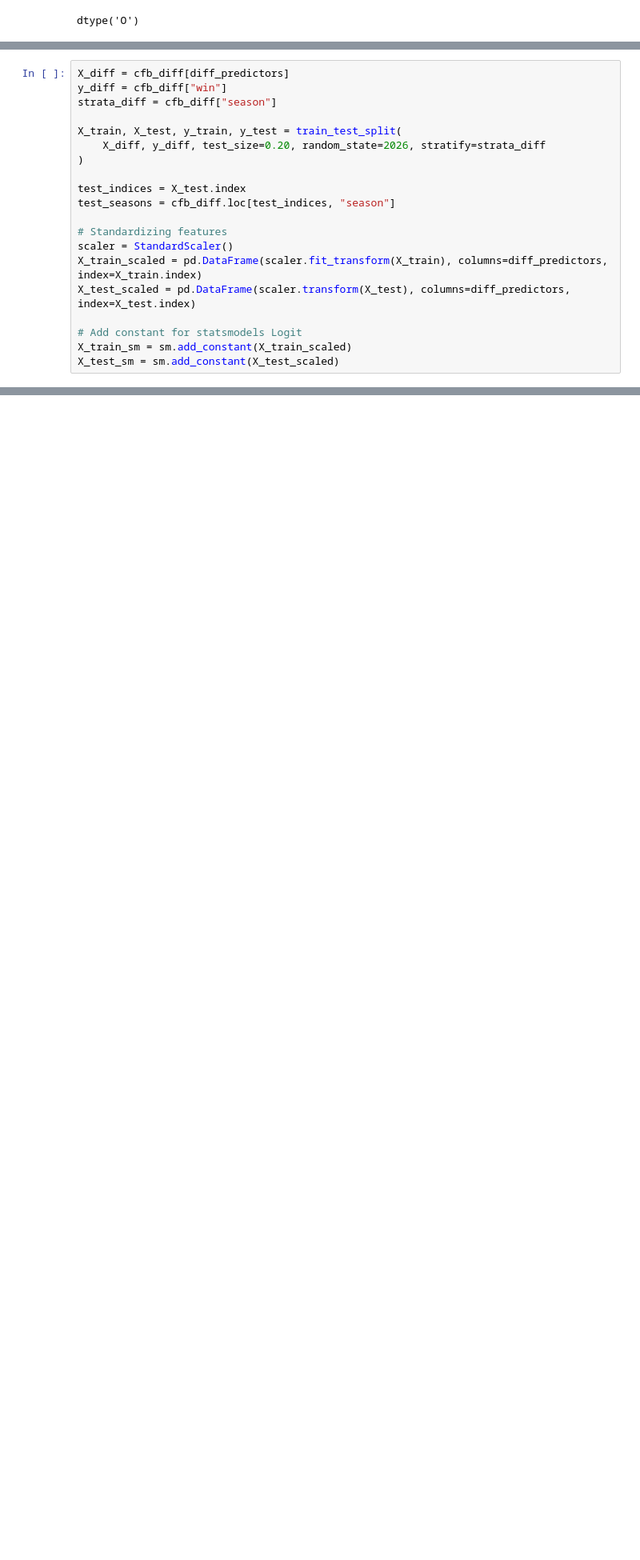
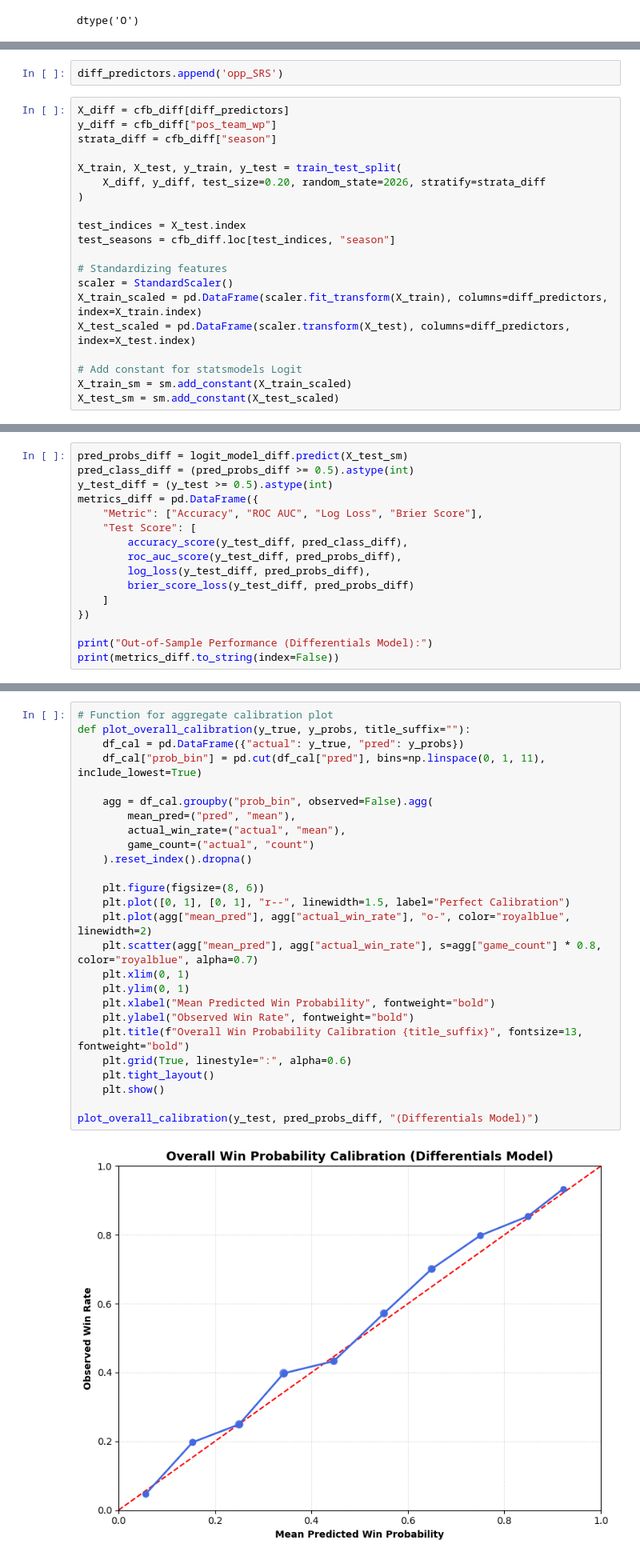
Before and after one commit to ahaze65/SPOA_4001_HW4, a Jupyter notebook: models.ipynb, the cells around one changed output, grey strips where cells are left out. Shown at 80% size. Drawn from its saved outputs; the diff is of its cells as text; blank space fills up the shorter version.

```diff
--- a/models.ipynb
+++ b/models.ipynb
@@ -895,6 +1044,8 @@ cfb_diff.head()
+# %%
+diff_predictors.append('opp_SRS')
 # %%
 X_diff = cfb_diff[diff_predictors]
-y_diff = cfb_diff["win"]
+y_diff = cfb_diff["pos_team_wp"]
 strata_diff = cfb_diff["season"]
 
 X_train, X_test, y_train, y_test = train_test_split(
@@ -940,0 +1110,16 @@ plt.show()
+# %%
+pred_probs_diff = logit_model_diff.predict(X_test_sm)
+pred_class_diff = (pred_probs_diff >= 0.5).astype(int)
+y_test_diff = (y_test >= 0.5).astype(int)
+metrics_diff = pd.DataFrame({
+    "Metric": ["Accuracy", "ROC AUC", "Log Loss", "Brier Score"],
+    "Test Score": [
+        accuracy_score(y_test_diff, pred_class_diff),
+        roc_auc_score(y_test_diff, pred_probs_diff),
+        log_loss(y_test_diff, pred_probs_diff),
+        brier_score_loss(y_test_diff, pred_probs_diff)
+    ]
+})
+
+print("Out-of-Sample Performance (Differentials Model):")
+print(metrics_diff.to_string(index=False))
@@ -940,0 +1148,28 @@ plt.show()
+# %%
+# Function for aggregate calibration plot
+def plot_overall_calibration(y_true, y_probs, title_suffix=""):
+    df_cal = pd.DataFrame({"actual": y_true, "pred": y_probs})
+    df_cal["prob_bin"] = pd.cut(df_cal["pred"], bins=np.linspace(0, 1, 11), include_lowest=True)
+
+    agg = df_cal.groupby("prob_bin", observed=False).agg(
+        mean_pred=("pred", "mean"),
+        actual_win_rate=("actual", "mean"),
+        game_count=("actual", "count")
+    ).reset_index().dropna()
+
+    plt.figure(figsize=(8, 6))
+    plt.plot([0, 1], [0, 1], "r--", linewidth=1.5, label="Perfect Calibration")
+    plt.plot(agg["mean_pred"], agg["actual_win_rate"], "o-", color="royalblue", linewidth=2)
+    plt.scatter(agg["mean_pred"], agg["actual_win_rate"], s=agg["game_count"] * 0.8, color="royalblue", alpha=0.7)
+    plt.xlim(0, 1)
+    plt.ylim(0, 1)
+    plt.xlabel("Mean Predicted Win Probability", fontweight="bold")
+    plt.ylabel("Observed Win Rate", fontweight="bold")
+    plt.title(f"Overall Win Probability Calibration {title_suffix}", fontsize=13, fontweight="bold")
+    plt.grid(True, linestyle=":", alpha=0.6)
+    plt.tight_layout()
+    plt.show()
+
+plot_overall_calibration(y_test, pred_probs_diff, "(Differentials Model)")
+# %% [output]
+[figure, added]
```
Also changed, not shown: parts of 30 cells of this notebook.
